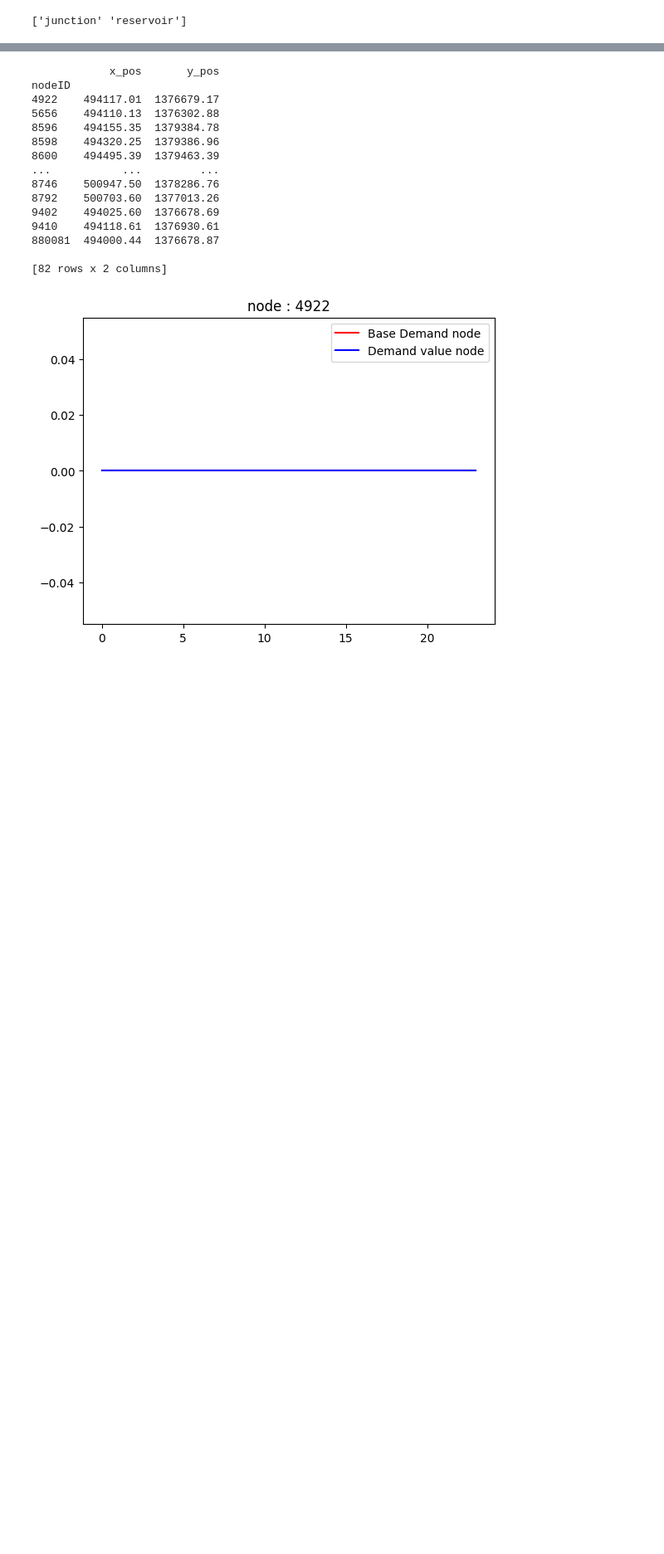
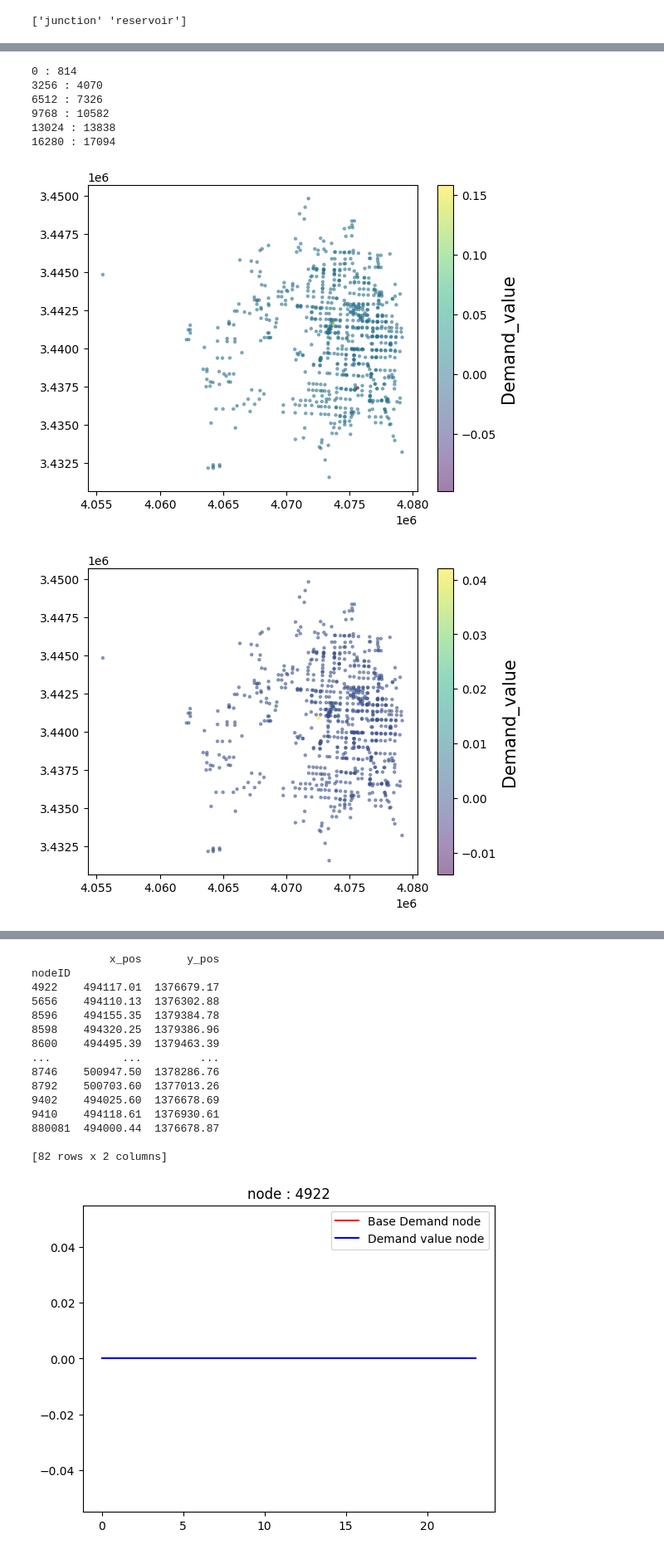
Before and after one commit to WITS-Restart/WDN-Dataset-Workbench, a Jupyter notebook: plot-analysis/plot-demand.ipynb, the cells around one changed output, grey strips where cells are left out. Shown at 83% size. Cells and saved outputs as stored; diff of their text form; code cells hidden in the pictures; blank space fills up the shorter version.

```diff
--- a/plot-analysis/plot-demand.ipynb
+++ b/plot-analysis/plot-demand.ipynb
@@ -71,0 +171,34 @@ for index, row in nodes_junction.iterrows():
+# %%
+N = wdn.shape[0] #50
+x = wdn.loc[:814, 'x_pos'] #np.random.rand(N)
+y = wdn.loc[:814, 'y_pos'] #np.random.rand(N)
+
+
+
+area = 5 # (30 * np.random.rand(N))**2  # 0 to 15 point radii
+figureIndex = 0
+for index in range(24):
+
+    if index%4==0:
+      print(index*814, ":", (index+1)*814)
+      colors_pressure = wdn.loc[index*814:(index+1)*814, 'pressure_value']
+      colors_demand = wdn.loc[index*814:(index+1)*814, 'demand_value']
+
+      fig = plt.figure(index)
+
+      # plt.scatter(x, y, s=area, c=colors_pressure, alpha=0.5)
+      # cbar = plt.colorbar()
+      # cbar.ax.set_ylabel('Pressure', rotation=90, size=15)
+
+      plt.scatter(x, y, s=area, c=colors_demand, alpha=0.5)
+      cbar = plt.colorbar()
+      cbar.ax.set_ylabel('Demand_value', rotation=90, size=15)
+# %% [output]
+0 : 814
+3256 : 4070
+6512 : 7326
+9768 : 10582
+13024 : 13838
+16280 : 17094
+[figure, added]
+[figure, added]
```
Also changed, not shown: parts of 10 cells of this notebook, 9 other files.
